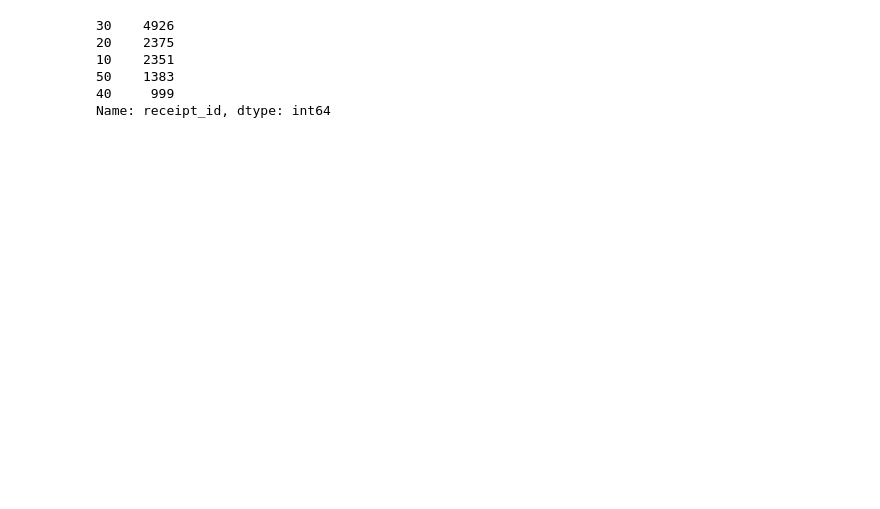
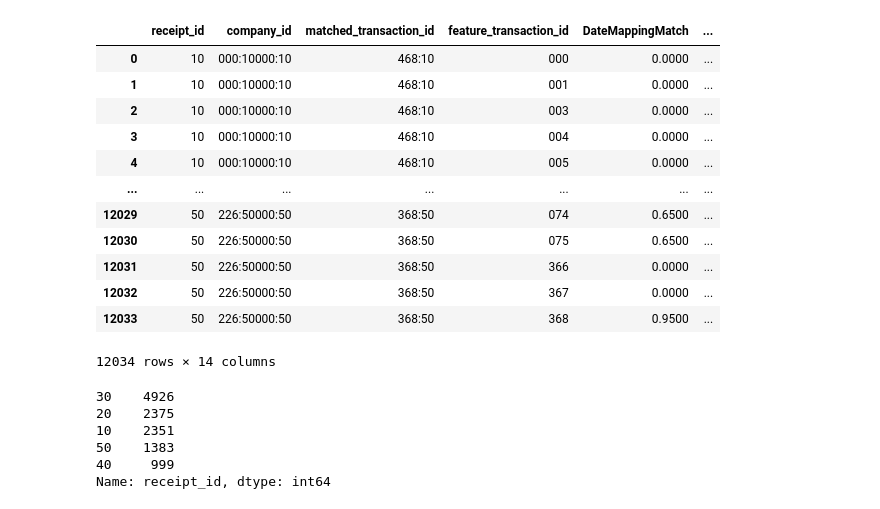
Before and after one commit to pranshurastogi29/Receipt_Matching_Challenge, a Jupyter notebook: tide-match.ipynb, the cells around one changed output. Saved outputs shown, nothing was run; the diff lists cells and outputs as text; code cells hidden in the pictures; blank space fills up the shorter version.

```diff
--- a/tide-match.ipynb
+++ b/tide-match.ipynb
@@ -38,3 +86,19 @@ df3 = pd.concat([df1,df2], axis = 1)
+# %%
+df3
+# %% [output]
+|  | receipt_id | company_id | matched_transaction_id | feature_transaction_id | DateMappingMatch | ... |
+| 0 | 10 | 000:10000:10 | 468:10 | 000 | 0.0000 | ... |
+| 1 | 10 | 000:10000:10 | 468:10 | 001 | 0.0000 | ... |
+| 2 | 10 | 000:10000:10 | 468:10 | 003 | 0.0000 | ... |
+| 3 | 10 | 000:10000:10 | 468:10 | 004 | 0.0000 | ... |
+| 4 | 10 | 000:10000:10 | 468:10 | 005 | 0.0000 | ... |
+| ... | ... | ... | ... | ... | ... | ... |
+| 12029 | 50 | 226:50000:50 | 368:50 | 074 | 0.6500 | ... |
+| 12030 | 50 | 226:50000:50 | 368:50 | 075 | 0.6500 | ... |
+| 12031 | 50 | 226:50000:50 | 368:50 | 366 | 0.0000 | ... |
+| 12032 | 50 | 226:50000:50 | 368:50 | 367 | 0.0000 | ... |
+| 12033 | 50 | 226:50000:50 | 368:50 | 368 | 0.9500 | ... |
+12034 rows × 14 columns
 # %%
 df3['company_id'] = df3['company_id'].apply(lambda x : x.split(":")[0])
 df3['matched_transaction_id'] = df3['matched_transaction_id'].apply(lambda x : x.split(":")[0])
```
Also changed, not shown: parts of 35 cells of this notebook, 1 other file.
